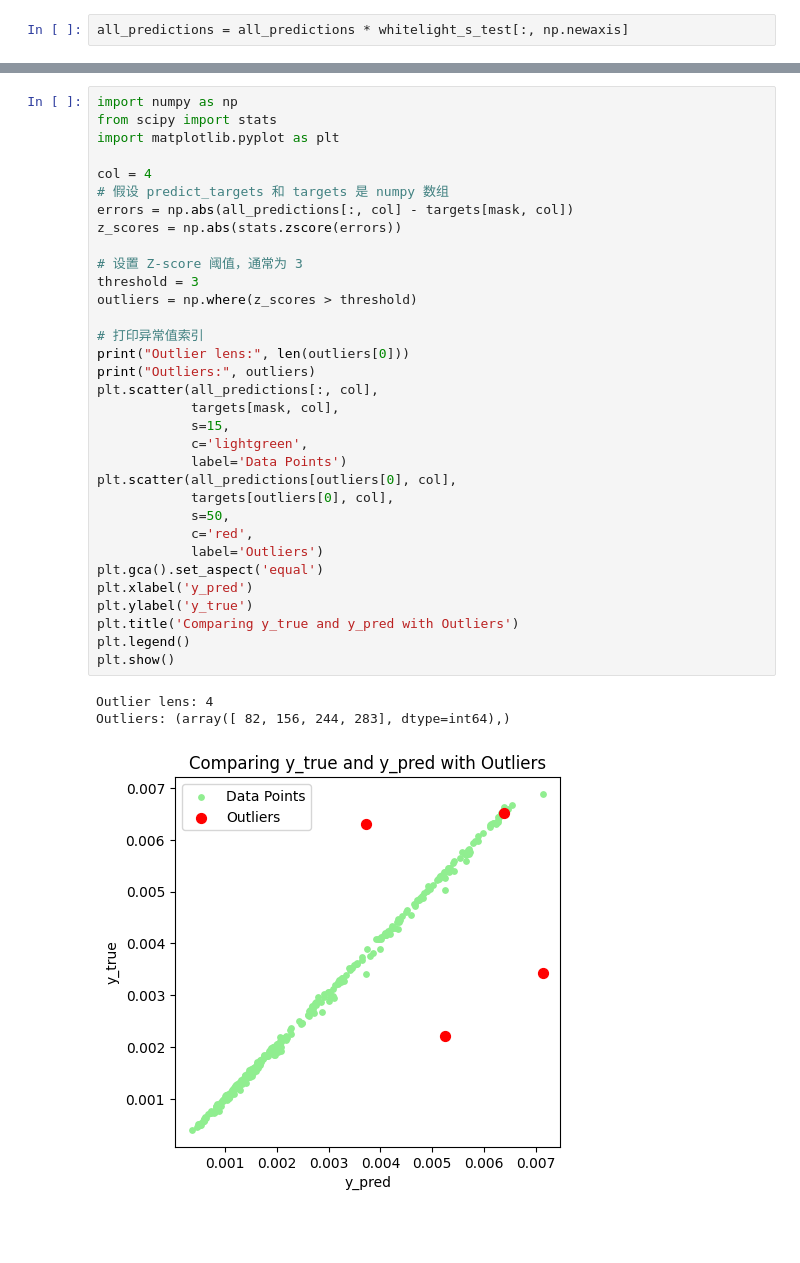
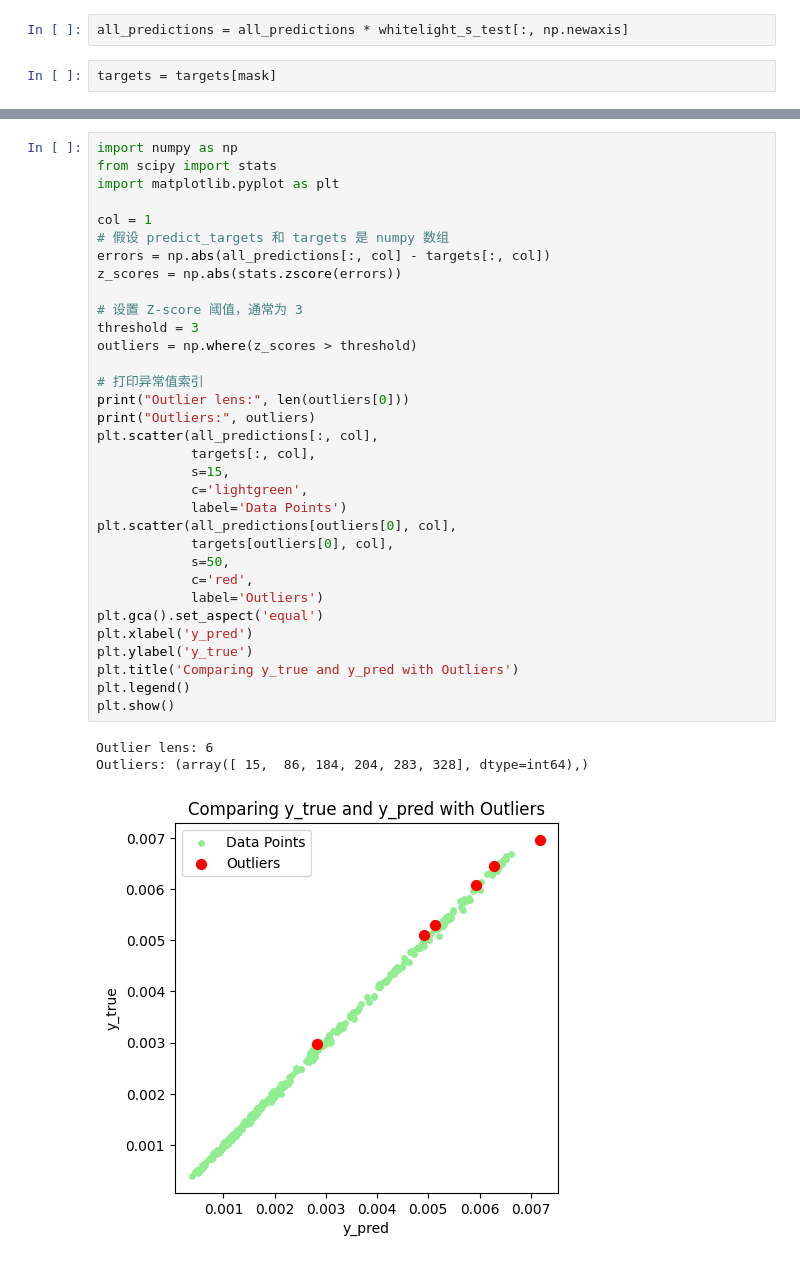
Before and after one commit to mmletgo/NeurIPS_2024, a Jupyter notebook: predict_new.ipynb, the cells around one changed output, grey strips where cells are left out. Cells and saved outputs as stored; diff of their text form; blank space fills up the shorter version.

```diff
--- a/predict_new.ipynb
+++ b/predict_new.ipynb
@@ -187,4 +183,6 @@ plt.show()
 [figure]
 # %%
 all_predictions = all_predictions * whitelight_s_test[:, np.newaxis]
+# %%
+targets = targets[mask]
 # %%
@@ -226,36 +224,36 @@ plt.show()
 import numpy as np
 from scipy import stats
 import matplotlib.pyplot as plt
 
-col = 4
+col = 1
 # 假设 predict_targets 和 targets 是 numpy 数组
-errors = np.abs(all_predictions[:, col] - targets[mask, col])
+errors = np.abs(all_predictions[:, col] - targets[:, col])
 z_scores = np.abs(stats.zscore(errors))
 
 # 设置 Z-score 阈值，通常为 3
 threshold = 3
 outliers = np.where(z_scores > threshold)
 
 # 打印异常值索引
 print("Outlier lens:", len(outliers[0]))
 print("Outliers:", outliers)
 plt.scatter(all_predictions[:, col],
-            targets[mask, col],
+            targets[:, col],
             s=15,
             c='lightgreen',
             label='Data Points')
 plt.scatter(all_predictions[outliers[0], col],
             targets[outliers[0], col],
             s=50,
             c='red',
             label='Outliers')
 plt.gca().set_aspect('equal')
 plt.xlabel('y_pred')
 plt.ylabel('y_true')
 plt.title('Comparing y_true and y_pred with Outliers')
 plt.legend()
 plt.show()
 # %% [output]
-Outlier lens: 4
-Outliers: (array([ 82, 156, 244, 283], dtype=int64),)
+Outlier lens: 6
+Outliers: (array([ 15,  86, 184, 204, 283, 328], dtype=int64),)
-[figure, old version]
+[figure, new version]
```
Also changed, not shown: parts of 14 cells of this notebook, 1 other file.
